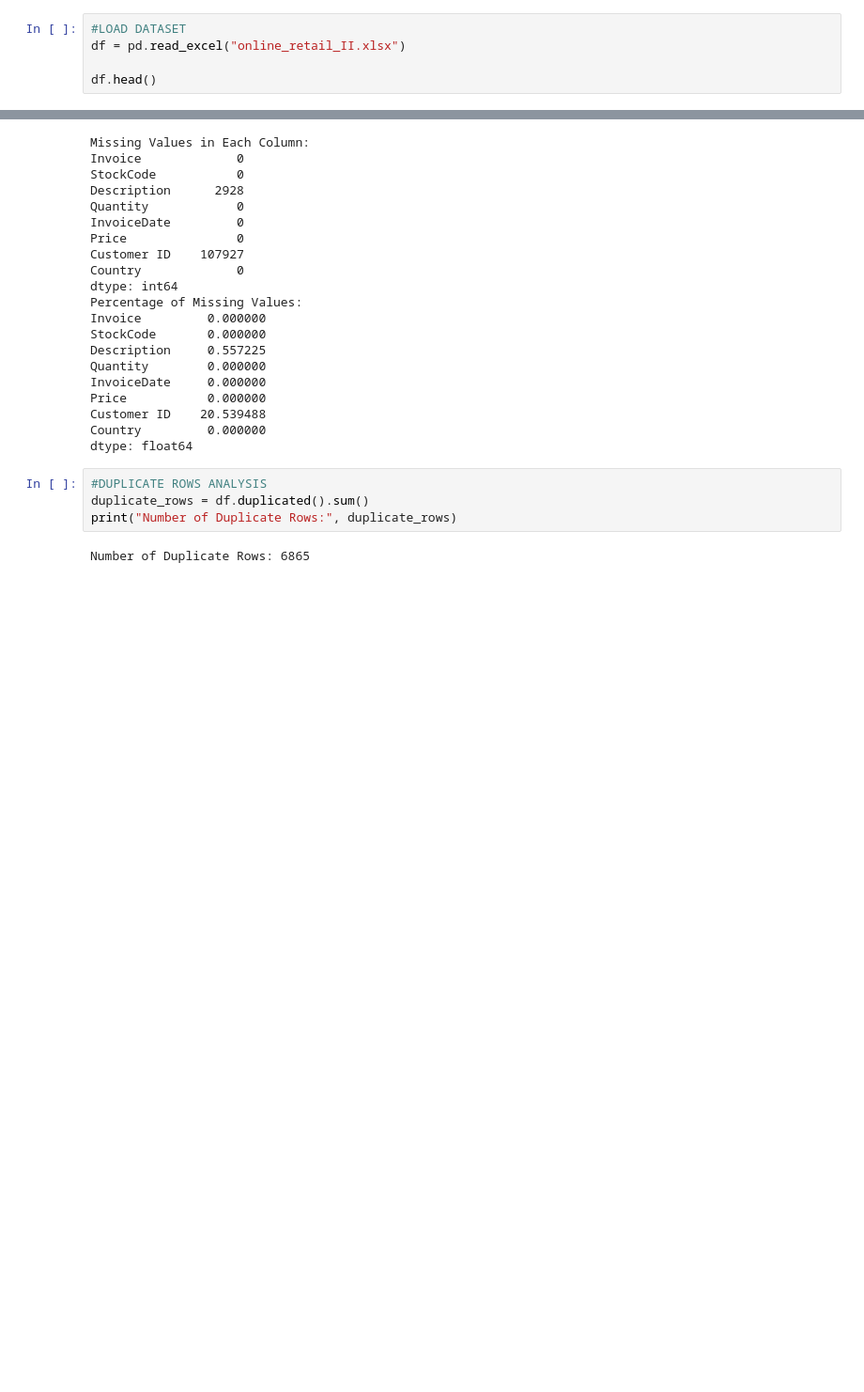
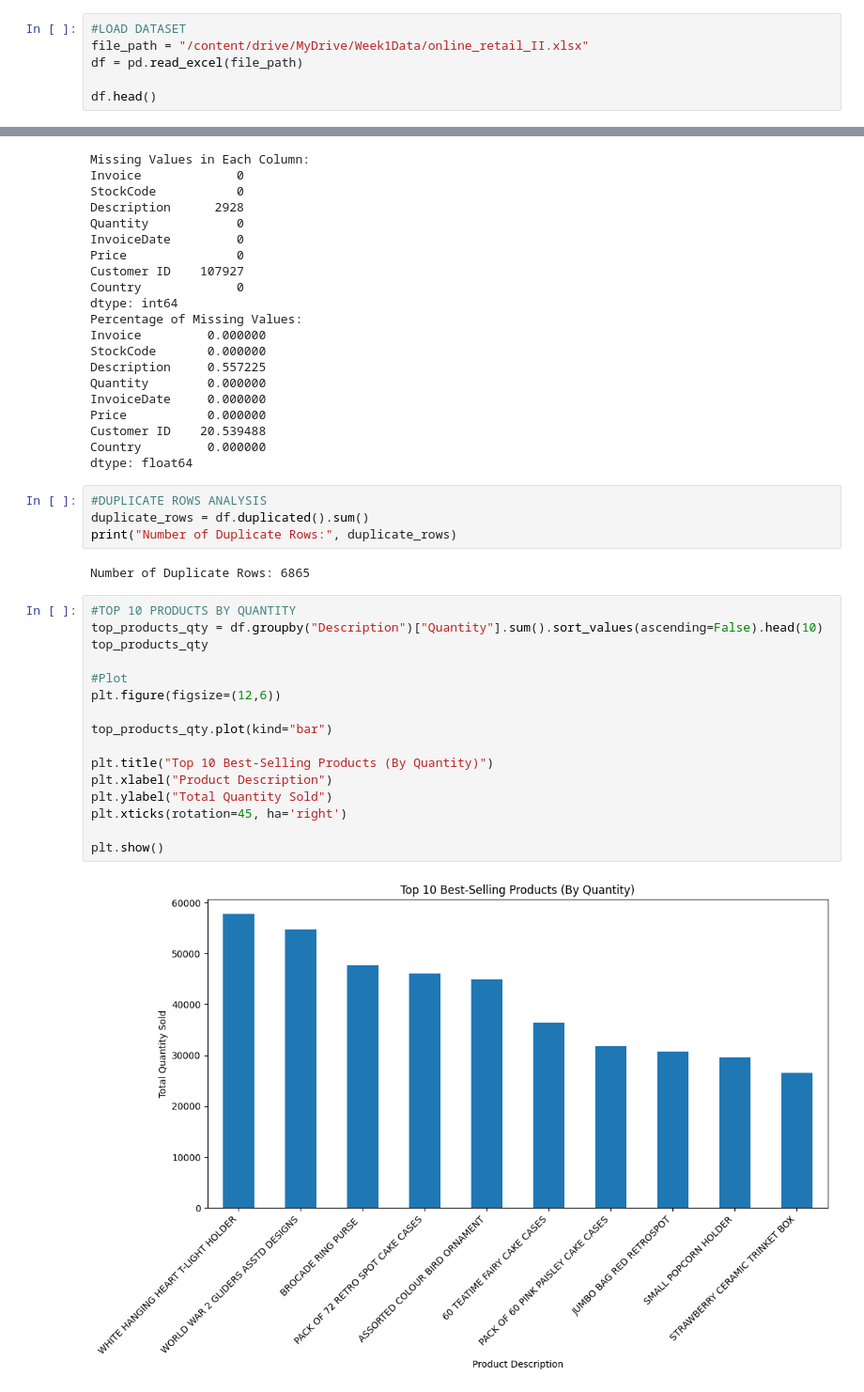
Before and after one commit to hania-sajjad/WEEK-1-TASK, a Jupyter notebook: EDA_Online_Retail.ipynb, the cells around one changed output, grey strips where cells are left out. Shown at 94% size. Drawn from its saved outputs; the diff is of its cells as text; blank space fills up the shorter version.

Commit message:
Identified Top 10 products by Quality and Revenue Fixed Dataset Uploading Error

```diff
--- a/EDA_Online_Retail.ipynb
+++ b/EDA_Online_Retail.ipynb
@@ -20,6 +18,7 @@ Saving online_retail_II.xlsx to online_retail_II.xlsx
 # %%
 #LOAD DATASET
-df = pd.read_excel("online_retail_II.xlsx")
+file_path = "/content/drive/MyDrive/Week1Data/online_retail_II.xlsx"
+df = pd.read_excel(file_path)
 
 df.head()
 # %% [output]
@@ -129,3 +128,21 @@ duplicate_rows = df.duplicated().sum()
 print("Number of Duplicate Rows:", duplicate_rows)
 # %% [output]
 Number of Duplicate Rows: 6865
+# %%
+#TOP 10 PRODUCTS BY QUANTITY
+top_products_qty = df.groupby("Description")["Quantity"].sum().sort_values(ascending=False).head(10)
+top_products_qty
+
+#Plot
+plt.figure(figsize=(12,6))
+
+top_products_qty.plot(kind="bar")
+
+plt.title("Top 10 Best-Selling Products (By Quantity)")
+plt.xlabel("Product Description")
+plt.ylabel("Total Quantity Sold")
+plt.xticks(rotation=45, ha='right')
+
+plt.show()
+# %% [output]
+[figure, added]
```
Also changed, not shown: parts of 2 cells of this notebook.
